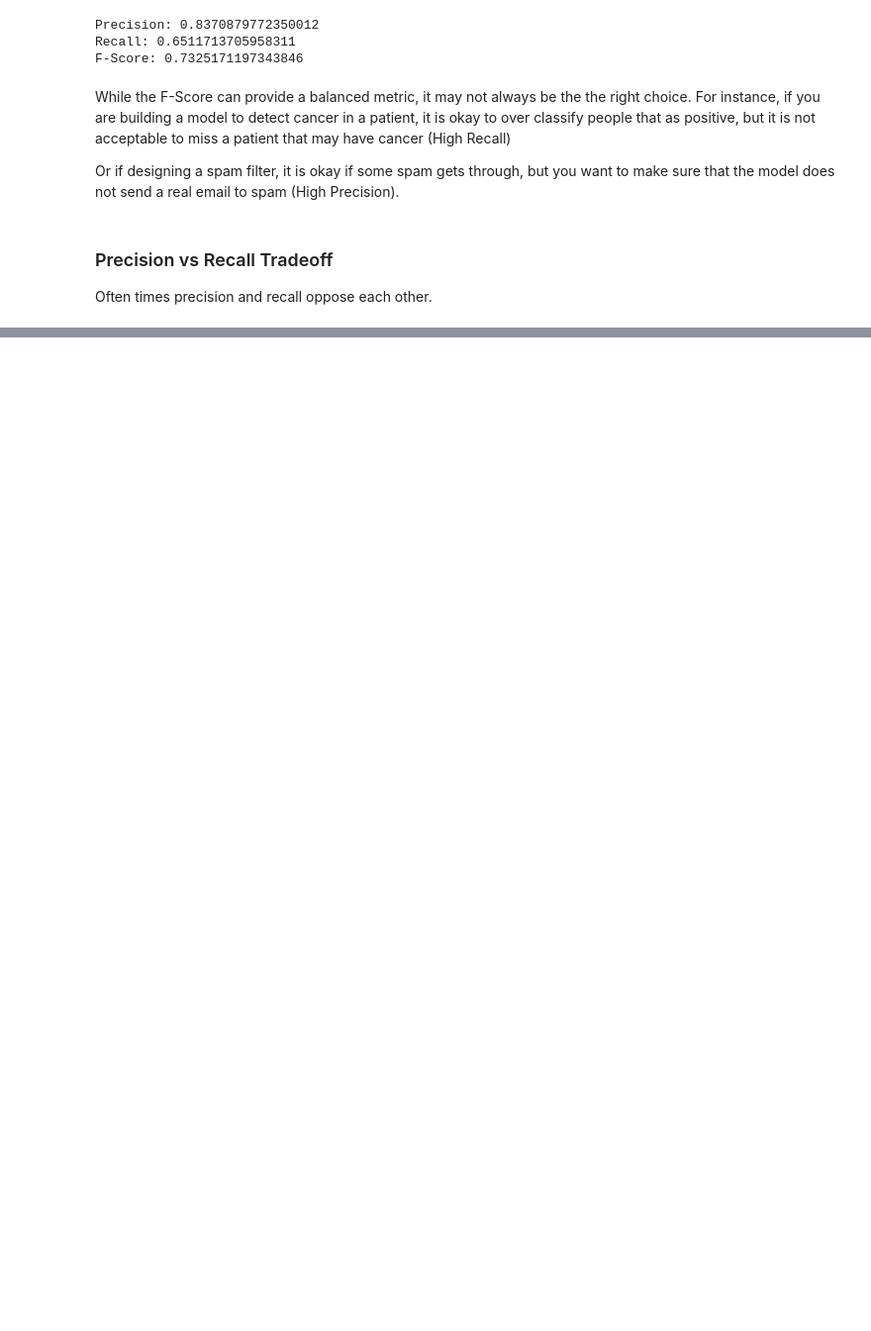
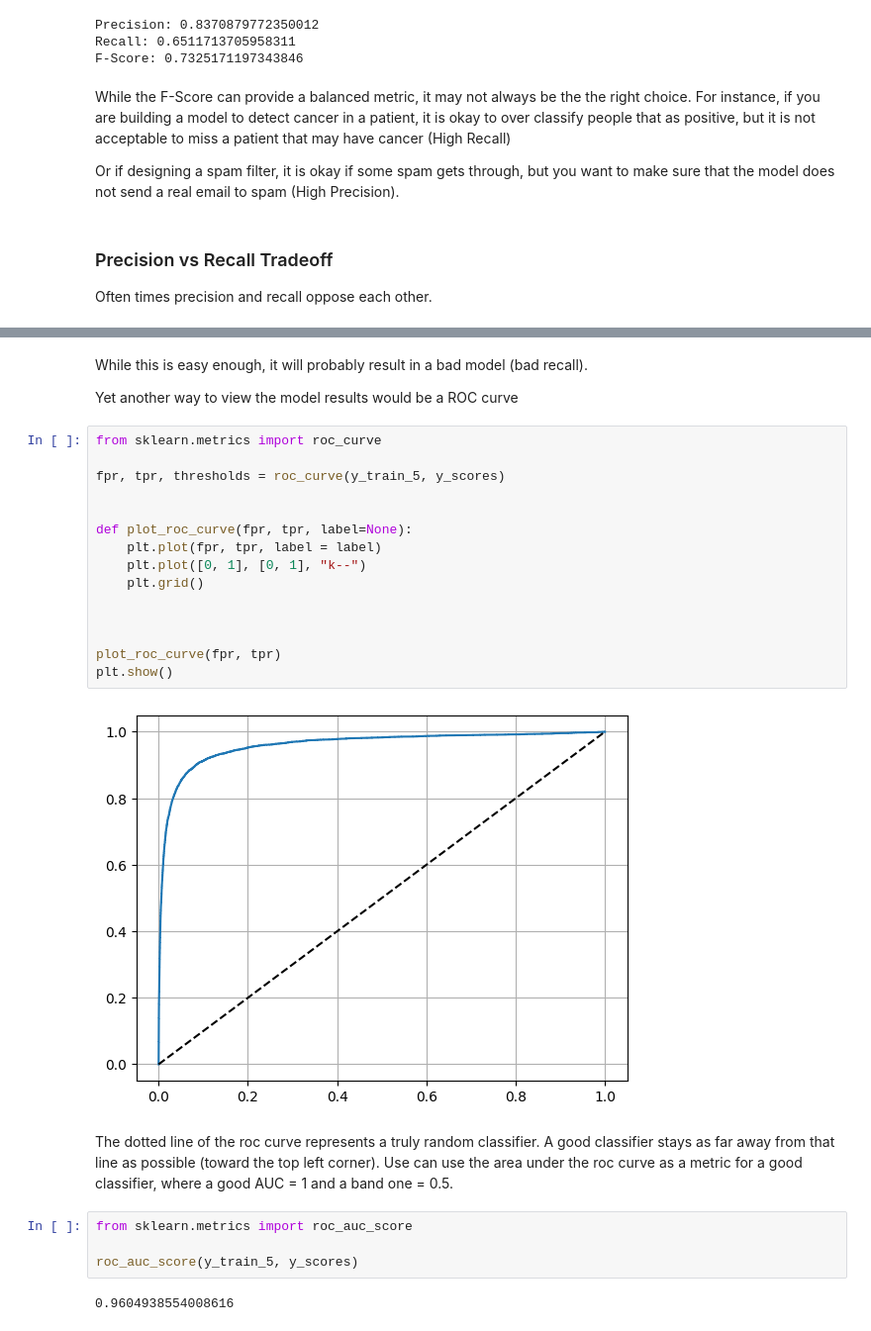
Before and after one commit to sjlunardini/hands-on-ml, a Jupyter notebook: 03_Classification/binary_classifier.ipynb, the cells around one changed output, grey strips where cells are left out. Shown at 99% size. Drawn from its saved outputs; the diff is of its cells as text; blank space fills up the shorter version.

```diff
--- a/03_Classification/binary_classifier.ipynb
+++ b/03_Classification/binary_classifier.ipynb
@@ -165,0 +194,29 @@ plot_precision_recall_vs_threshold(precisions, recalls, thresholds)
+# %% [markdown]
+While this is easy enough, it will probably result in a bad model (bad recall).
+
+Yet another way to view the model results would be a ROC curve
+# %%
+from sklearn.metrics import roc_curve
+
+fpr, tpr, thresholds = roc_curve(y_train_5, y_scores)
+
+
+def plot_roc_curve(fpr, tpr, label=None):
+    plt.plot(fpr, tpr, label = label)
+    plt.plot([0, 1], [0, 1], "k--")
+    plt.grid()
+
+
+
+plot_roc_curve(fpr, tpr)
+plt.show()
+# %% [output]
+[figure, added]
+# %% [markdown]
+The dotted line of the roc curve represents a truly random classifier. A good classifier stays as far away from that line as possible (toward the top left corner). Use can use the area under the roc curve as a metric for a good classifier, where a good AUC = 1 and a band one = 0.5.
+# %%
+from sklearn.metrics import roc_auc_score
+
+roc_auc_score(y_train_5, y_scores)
+# %% [output]
+0.9604938554008616
```
Also changed, not shown: parts of 18 cells of this notebook, 1 other file.
